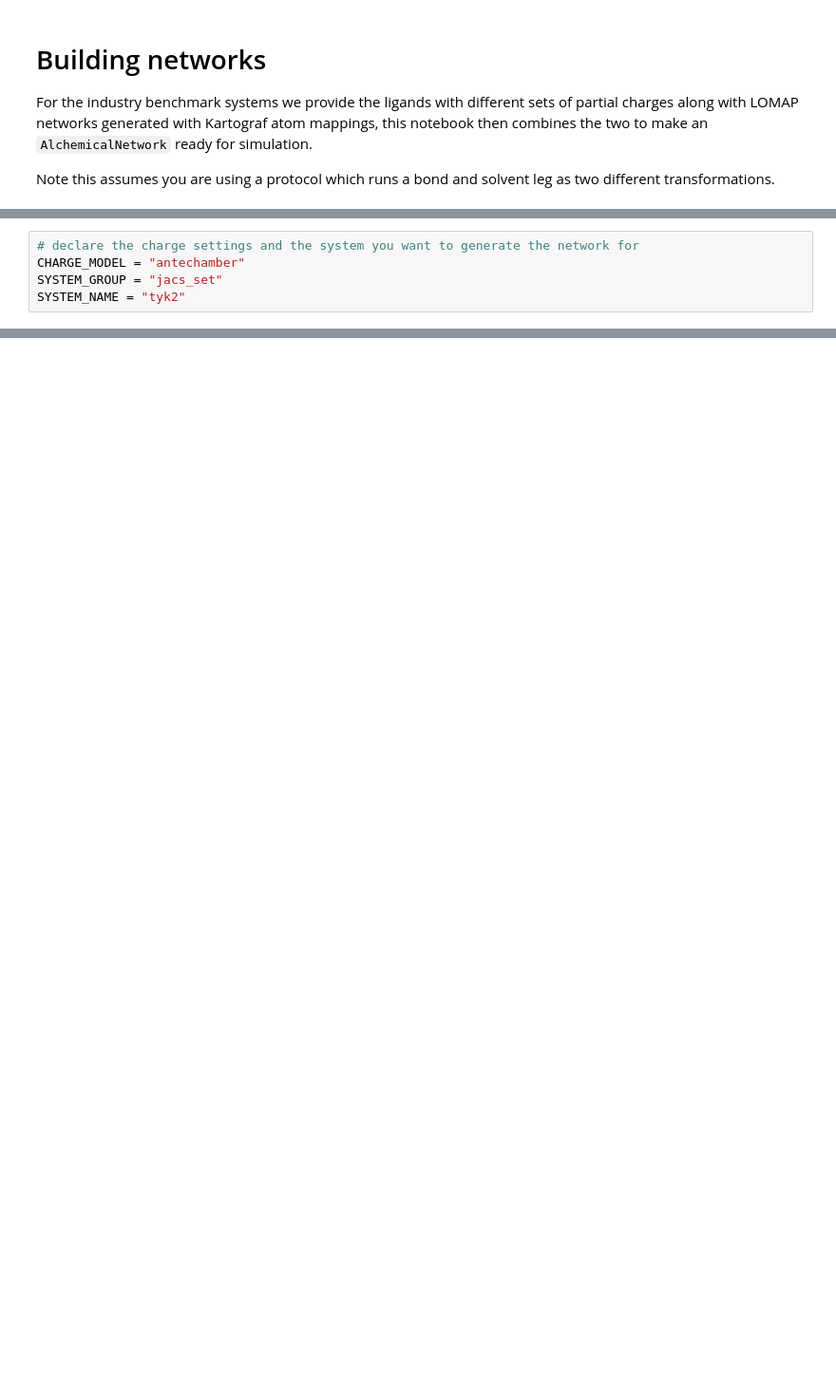
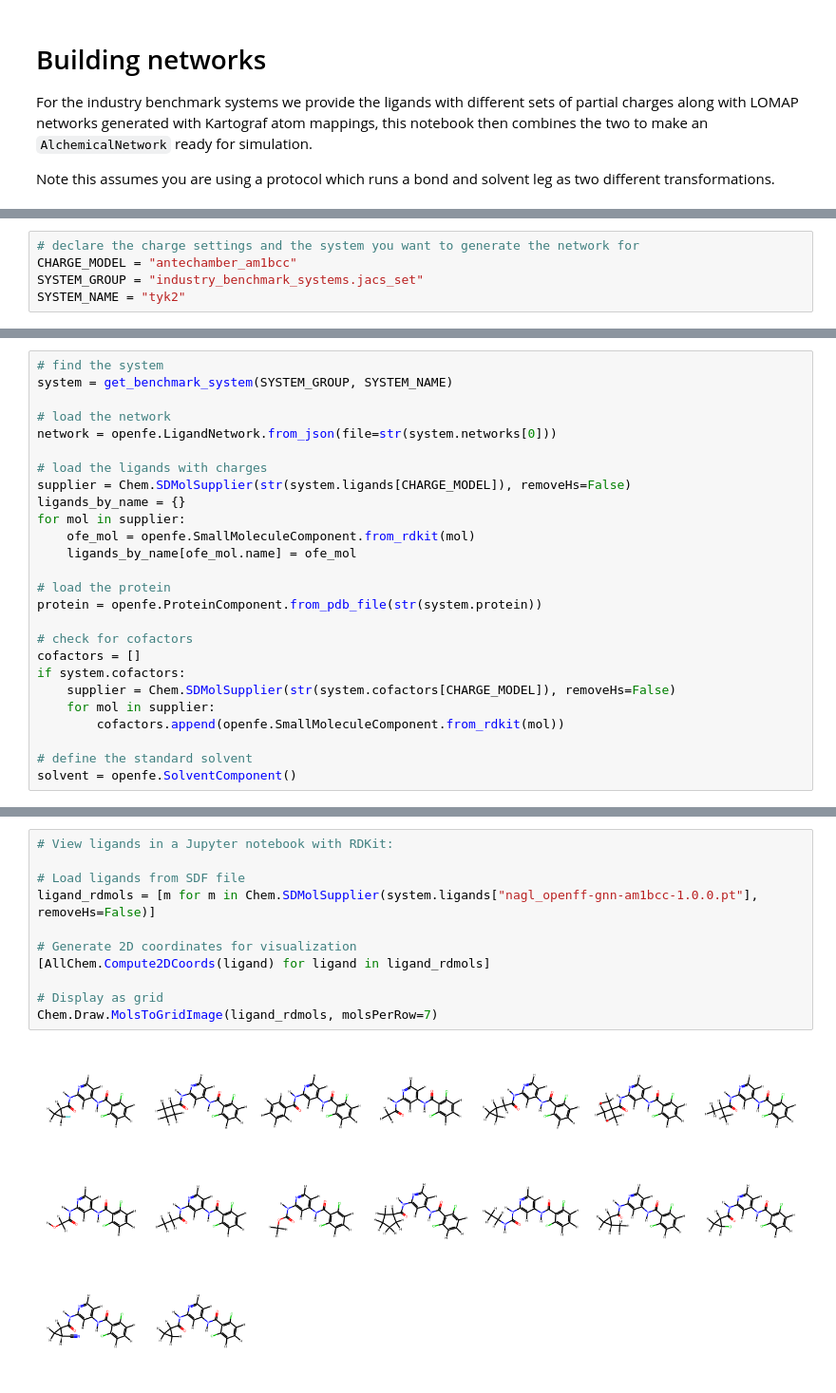
Before and after one commit to OpenFreeEnergy/openfe-benchmarks, a Jupyter notebook: examples/building_networks.ipynb, the cells around one changed output, grey strips where cells are left out. Shown at 95% size. Drawn from its saved outputs; the diff is of its cells as text; blank space fills up the shorter version.

```diff
--- a/examples/building_networks.ipynb
+++ b/examples/building_networks.ipynb
@@ -13,7 +12,7 @@ import openfe
 # %%
 # declare the charge settings and the system you want to generate the network for
-CHARGE_MODEL = "antechamber"
-SYSTEM_GROUP = "jacs_set"
+CHARGE_MODEL = "antechamber_am1bcc"
+SYSTEM_GROUP = "industry_benchmark_systems.jacs_set"
 SYSTEM_NAME = "tyk2"
 # %%
 # define the protocol to use
@@ -22,0 +22,26 @@ protocol = RelativeHybridTopologyProtocol(settings=settings)
+# %%
+# find the system
+system = get_benchmark_system(SYSTEM_GROUP, SYSTEM_NAME)
+
+# load the network
+network = openfe.LigandNetwork.from_json(file=str(system.networks[0]))
+
+# load the ligands with charges
+supplier = Chem.SDMolSupplier(str(system.ligands[CHARGE_MODEL]), removeHs=False)
+ligands_by_name = {}
+for mol in supplier:
+    ofe_mol = openfe.SmallMoleculeComponent.from_rdkit(mol)
+    ligands_by_name[ofe_mol.name] = ofe_mol
+
+# load the protein
+protein = openfe.ProteinComponent.from_pdb_file(str(system.protein))
+
+# check for cofactors
+cofactors = []
+if system.cofactors:
+    supplier = Chem.SDMolSupplier(str(system.cofactors[CHARGE_MODEL]), removeHs=False)
+    for mol in supplier:
+        cofactors.append(openfe.SmallMoleculeComponent.from_rdkit(mol))
+
+# define the standard solvent
+solvent = openfe.SolventComponent()
@@ -23 +50,14 @@ protocol = RelativeHybridTopologyProtocol(settings=settings)
+# %%
+# View ligands in a Jupyter notebook with RDKit:
+
+# Load ligands from SDF file
+ligand_rdmols = [m for m in Chem.SDMolSupplier(system.ligands["nagl_openff-gnn-am1bcc-1.0.0.pt"], removeHs=False)]
+
+# Generate 2D coordinates for visualization
+[AllChem.Compute2DCoords(ligand) for ligand in ligand_rdmols]
+
+# Display as grid
+Chem.Draw.MolsToGridImage(ligand_rdmols, molsPerRow=7)
+# %% [output]
+[figure, added]
 # %%
```
Also changed, not shown: parts of 6 cells of this notebook, 2 other files.
